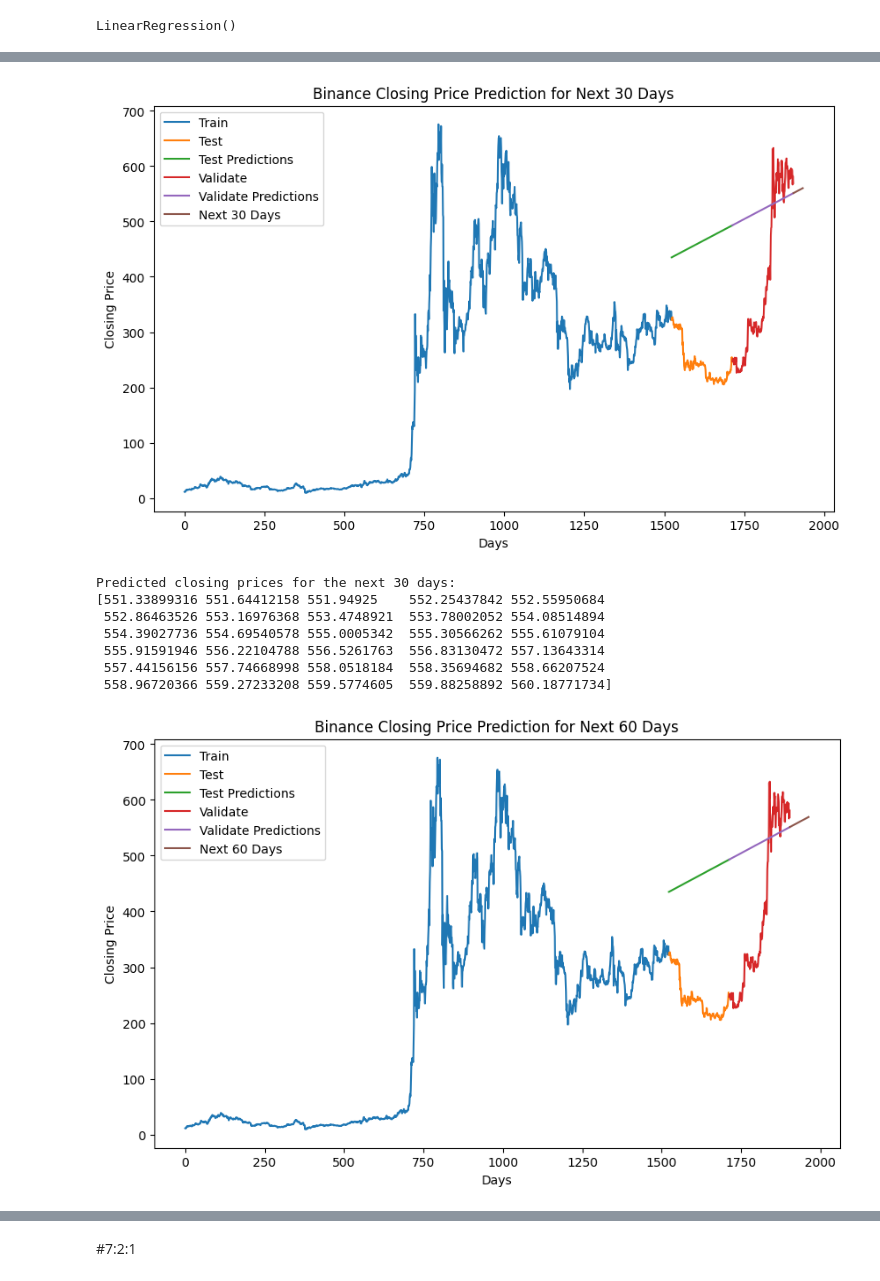
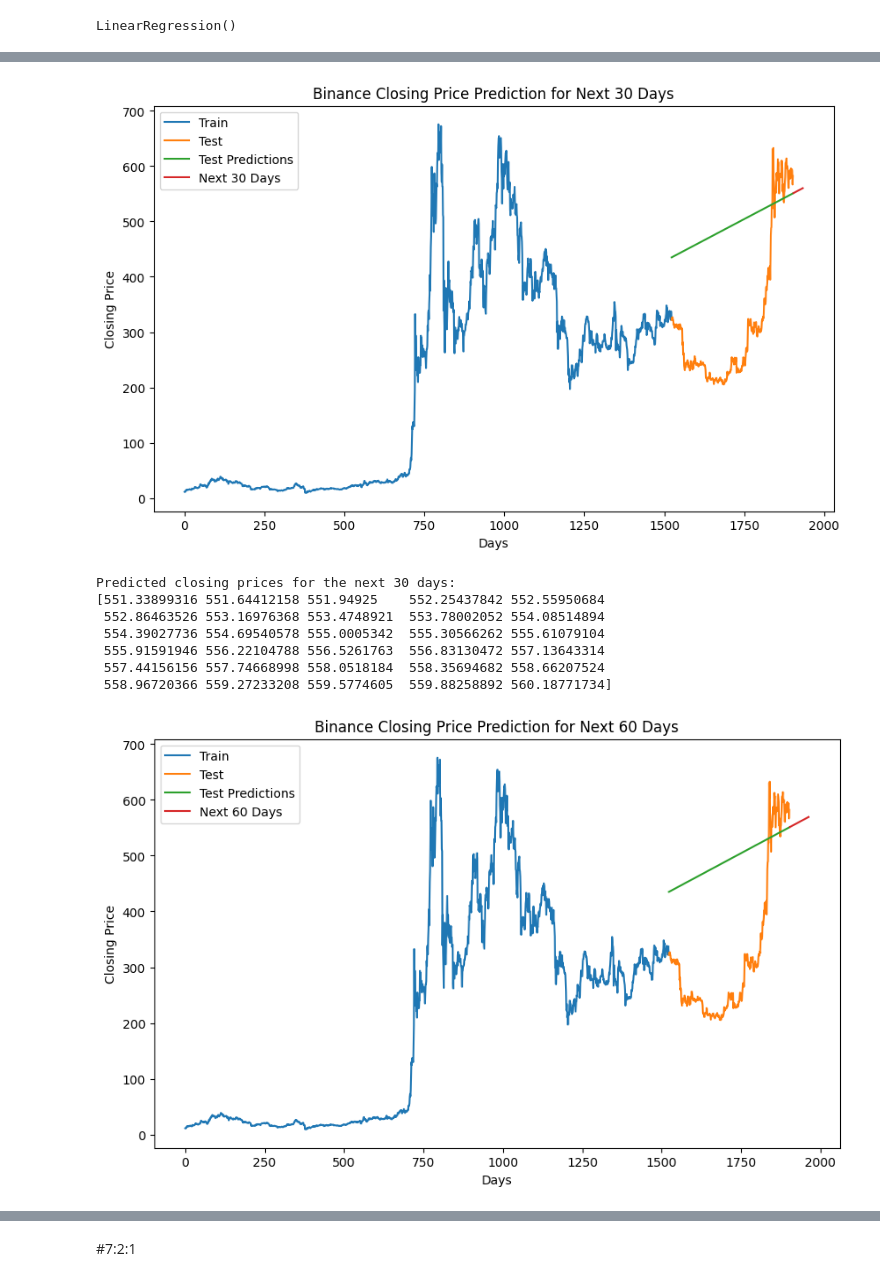
Before and after one commit to DuongTrucUyen/IS403.O21.HTCL_Nhom11, a Jupyter notebook: 3.1.Linear Regression/LinearRegression_BNB.ipynb, the cells around one changed output, grey strips where cells are left out. Cells and saved outputs as stored; diff of their text form; code cells hidden in the pictures.

```diff
--- a/3.1.Linear Regression/LinearRegression_BNB.ipynb
+++ b/3.1.Linear Regression/LinearRegression_BNB.ipynb
@@ -83,29 +63,27 @@ Validation MAPE: 0.2913716933301155
 # %%
 # Dự đoán cho 30, 60, 90 ngày tiếp theo
 future_days = [30, 60, 90]
 for days in future_days:
     last_index = df.index[-1]
     x_future = np.array(range(last_index+1, last_index+1+days)).reshape(-1, 1)
     y_future = model.predict(x_future)
 
     # Vẽ hình
     plt.figure(figsize=(10, 6))
     plt.plot(train_data.index, train_data['Close'], label='Train')
     plt.plot(test_data.index, test_data['Close'], label='Test')
     plt.plot(test_data.index, y_pred, label='Test Predictions')
-    plt.plot(val_data.index, val_data['Close'], label='Validate')
-    plt.plot(val_data.index, y_pred_val, label='Validate Predictions')
     plt.plot(range(last_index+1, last_index+1+days), y_future, label=f'Next {days} Days')
     plt.xlabel('Days')
     plt.ylabel('Closing Price')
     plt.legend()
     plt.title(f'Binance Closing Price Prediction for Next {days} Days')
     plt.show()
 
     print(f'Predicted closing prices for the next {days} days:')
     print(y_future)
 # %% [output]
-[figure, old version]
+[figure, new version]
 Predicted closing prices for the next 30 days:
 [551.33899316 551.64412158 551.94925    552.25437842 552.55950684
  552.86463526 553.16976368 553.4748921  553.78002052 554.08514894
@@ -113,7 +91,7 @@ Predicted closing prices for the next 30 days:
  555.91591946 556.22104788 556.5261763  556.83130472 557.13643314
  557.44156156 557.74668998 558.0518184  558.35694682 558.66207524
  558.96720366 559.27233208 559.5774605  559.88258892 560.18771734]
-[figure, old version]
+[figure, new version]
 Predicted closing prices for the next 60 days:
 [551.33899316 551.64412158 551.94925    552.25437842 552.55950684
  552.86463526 553.16976368 553.4748921  553.78002052 554.08514894
```
Also changed, not shown: parts of 14 cells of this notebook.
